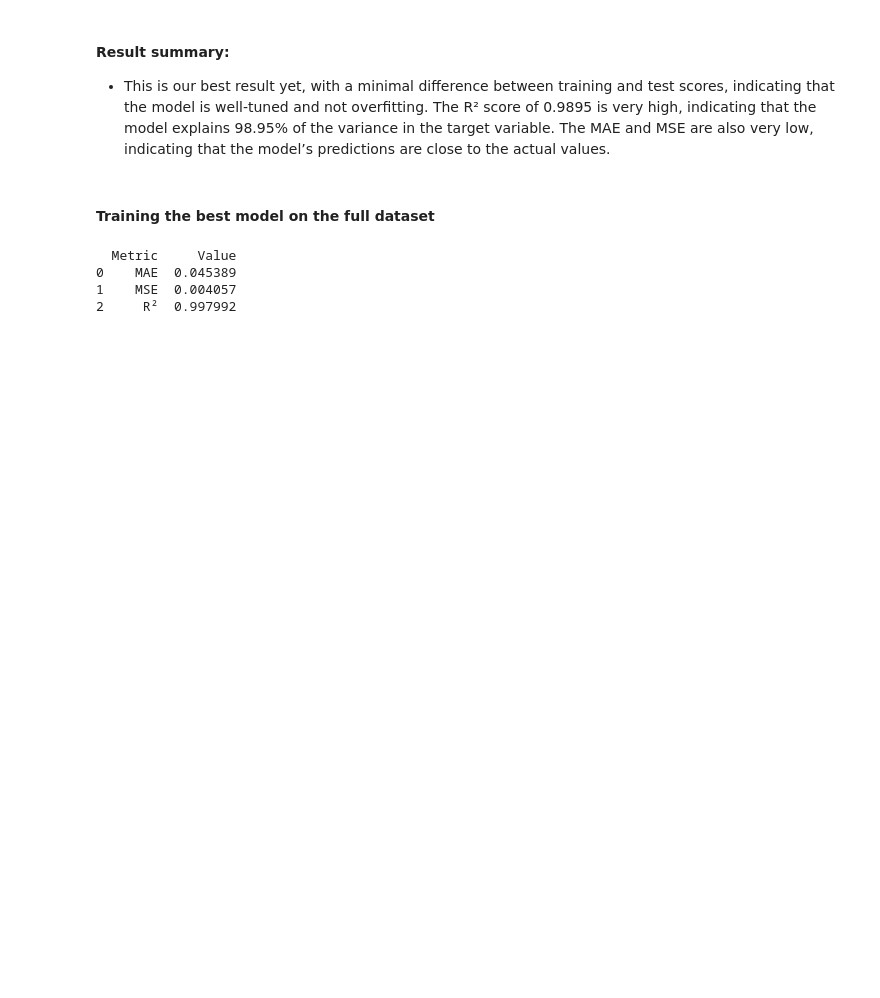
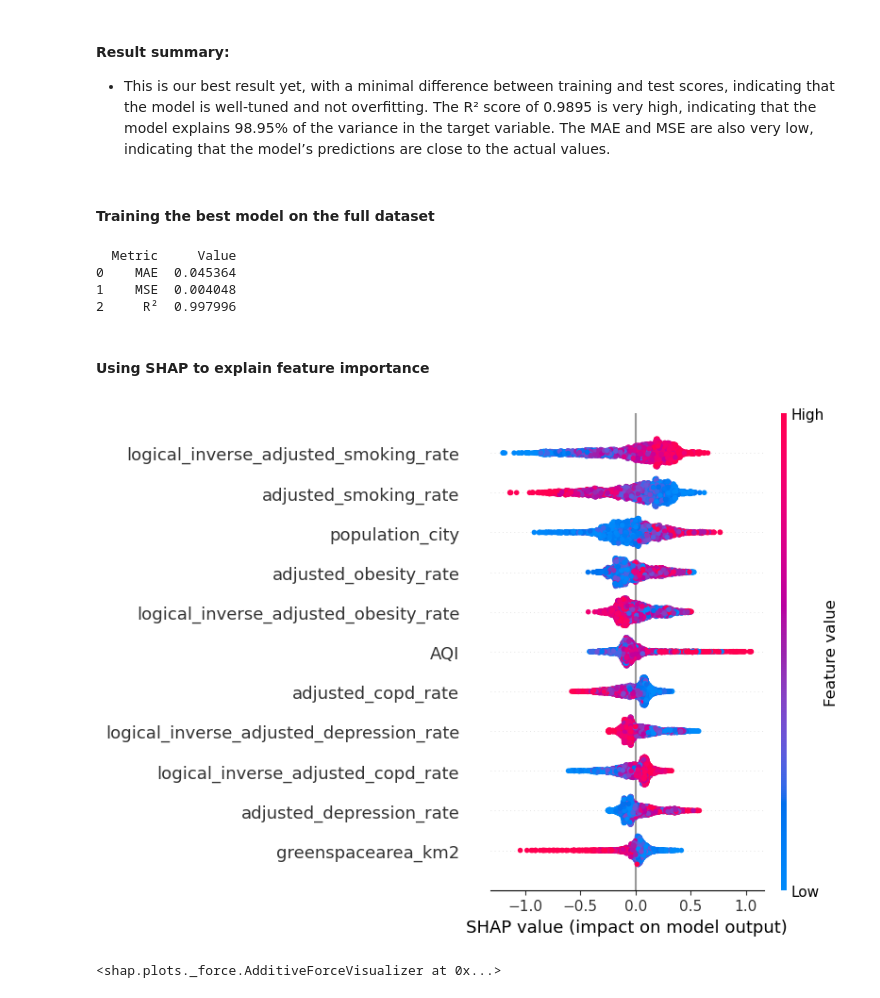
Before and after one commit to AlexRibeiro95/Environmental_factors_on_Public_health, a Jupyter notebook: notebooks/model_training(3).ipynb, the cells around one changed output. Drawn from its saved outputs; the diff is of its cells as text; code cells hidden in the pictures; blank space fills up the shorter version.

```diff
--- a/notebooks/model_training(3).ipynb
+++ b/notebooks/model_training(3).ipynb
@@ -887,8 +889,8 @@ df = df.copy()
 
 # Define the target and features
 
-X = df.drop(columns=['life_expectancy'])
-y = df['life_expectancy']
+y = df['life_expectancy']  # Target variable
+X = df[selected_features]  # Using the selected features
 
 # Standardizing the features
 
@@ -948,6 +950,25 @@ results_df = pd.DataFrame({
 print(results_df)
 # %% [output]
   Metric     Value
-0    MAE  0.045389
-1    MSE  0.004057
-2     R²  0.997992
+0    MAE  0.045364
+1    MSE  0.004048
+2     R²  0.997996
+# %% [markdown]
+#### Using SHAP to explain feature importance
+# %%
+import shap
+
+# For a tree-based model like RandomForest, XGBoost, etc.
+explainer = shap.TreeExplainer(best_rf_model)  # Replace with your model (e.g., best_rf_model)
+
+# Calculate SHAP values for the input data
+shap_values = explainer.shap_values(X_scaled)
+
+# Plot summary plot for feature importance
+shap.summary_plot(shap_values, X_scaled, feature_names=selected_features)
+
+# To explain a single prediction
+shap.force_plot(explainer.expected_value, shap_values[0], X_scaled[0], feature_names=selected_features)
+# %% [output]
+[figure, added]
+<shap.plots._force.AdditiveForceVisualizer at 0x...>
```
Also changed, not shown: parts of 19 cells of this notebook, 6 other files.
